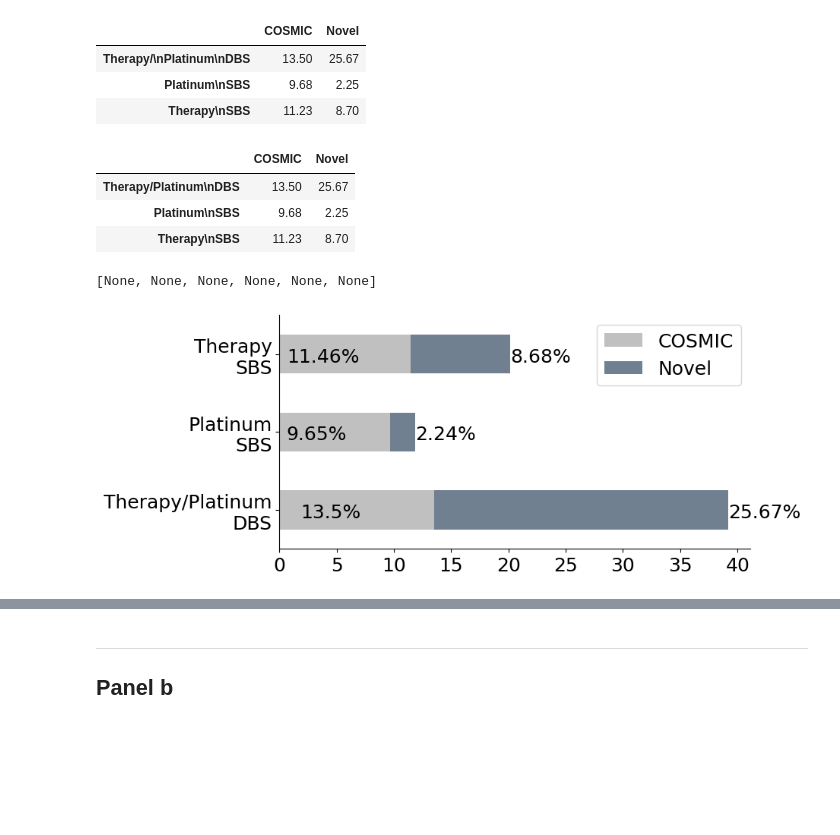
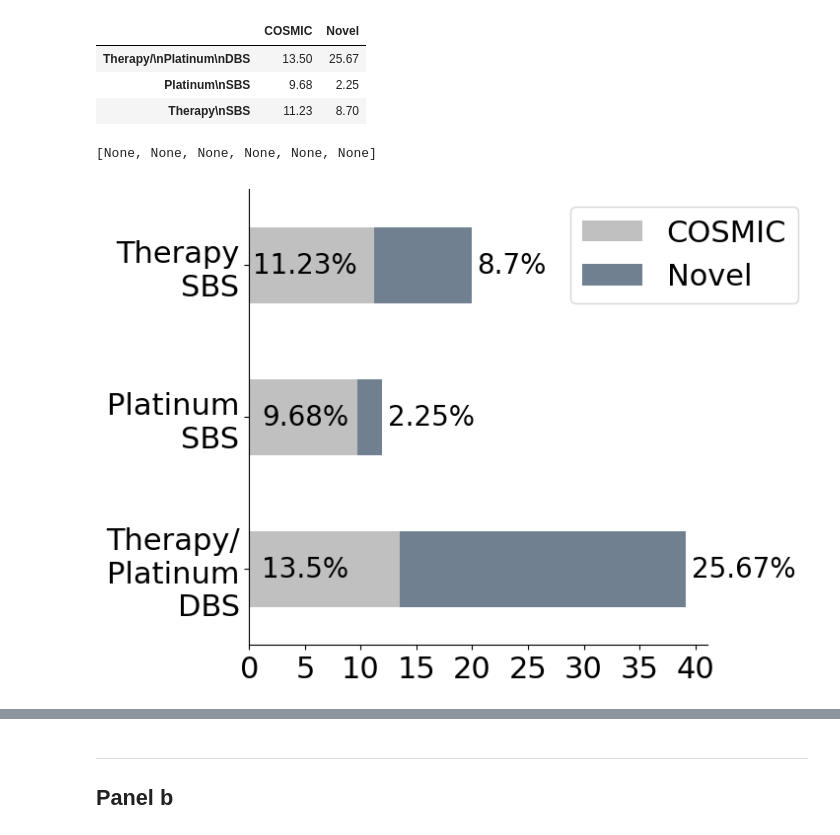
Before and after one commit to shlienlab/mutsigs_therapy, a Jupyter notebook: notebooks/MainFig_3.ipynb, the cells around one changed output, grey strips where cells are left out. Drawn from its saved outputs; the diff is of its cells as text; code cells hidden in the pictures; blank space fills up the shorter version.

```diff
--- a/notebooks/MainFig_3.ipynb
+++ b/notebooks/MainFig_3.ipynb
@@ -32,8 +32,8 @@ import scripts.utils as ut
 ##### Load & prepare data
 # %%
 ## Load patients metadata
-kzm611_md = pd.read_csv(os.path.join(root_dir, 'source_data/KZM_md_rev.txt'), sep='\t', index_col=0)
-low_samples = kzm611_md[kzm611_md.SBS_Burden=='low'].index.tolist()
+kzm611_md = pd.read_csv(os.path.join(root_dir, 'source_data/KZM_md.txt'), sep='\t', index_col=0)
+low_samples = kzm611_md[kzm611_md.Burden=='low'].index.tolist()
 # %%
 kzm611_sigs = pd.read_csv(os.path.join(root_dir, 'source_data/KZM_signatures.tsv'), sep='\t', index_col=0)
 kzm611_sigs_low = kzm611_sigs.loc[low_samples].copy()
@@ -138,33 +75,26 @@ df
 | Therapy/\nPlatinum\nDBS | 13.50 | 25.67 |
 | Platinum\nSBS | 9.68 | 2.25 |
 | Therapy\nSBS | 11.23 | 8.70 |
-# %%
-df
-# %% [output]
-|  | COSMIC | Novel |
-| Therapy/Platinum\nDBS | 13.50 | 25.67 |
-| Platinum\nSBS | 9.68 | 2.25 |
-| Therapy\nSBS | 11.23 | 8.70 |
 # %%
-fig, ax = plt.subplots(figsize=(8,4))
+fig, ax = plt.subplots(figsize=(6,6))
 
 
 df.plot.barh(stacked=True, ax=ax, color=['silver', 'slategrey'])
 for i, v in enumerate(df.COSMIC):
-    ax.text(v/3, i-0.1, f"{v}%", color='black', ha='center', fontsize=18)
-    ax.text(v + df.Novel.iloc[i], i-0.1, f"{df.Novel.iloc[i]}%", color='black', fontsize=18)
+    ax.text(5, i-0.05, f"{v}%", color='black', ha='center', fontsize=20)
+    ax.text(v + df.Novel.iloc[i]+0.5, i-0.05, f"{df.Novel.iloc[i]}%", color='black', fontsize=20)
 
 ax.spines[['right', 'top']].set_visible(False)
 
 #ax.set_facecolor('#f4f0eb')
 h, l = ax.get_legend_handles_labels()
-legend = ax.legend(h,l, fontsize=18)
+legend = ax.legend(h,l, loc=(0.7, 0.75), fontsize=22)
 
-plt.setp(ax.get_xticklabels(), horizontalalignment='center', fontsize=18)
-plt.setp(ax.get_yticklabels(), fontsize=18)
+plt.setp(ax.get_xticklabels(), horizontalalignment='center', fontsize=22)
+plt.setp(ax.get_yticklabels(), fontsize=22)
 
 
-#plt.savefig(os.path.join(fig_out, 'Fig_3a.pdf'), bbox_inches="tight")
+#plt.savefig(os.path.join(fig_out, 'Fig_3a_rev.pdf'), bbox_inches="tight")
 # %% [output]
 [None, None, None, None, None, None]
-[figure, old version]
+[figure, new version]
```
Also changed, not shown: parts of 29 cells of this notebook, 12 other files.
